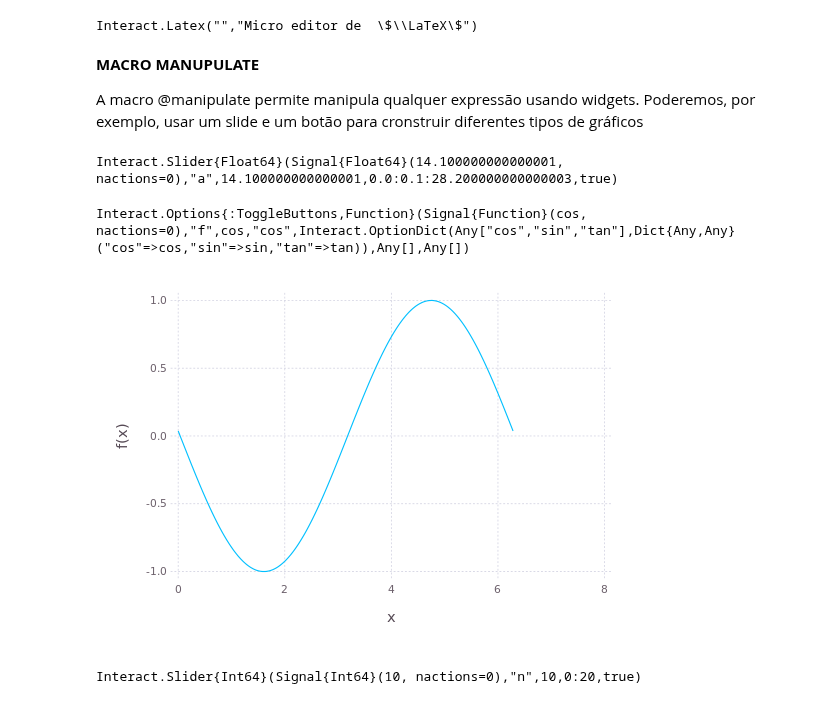
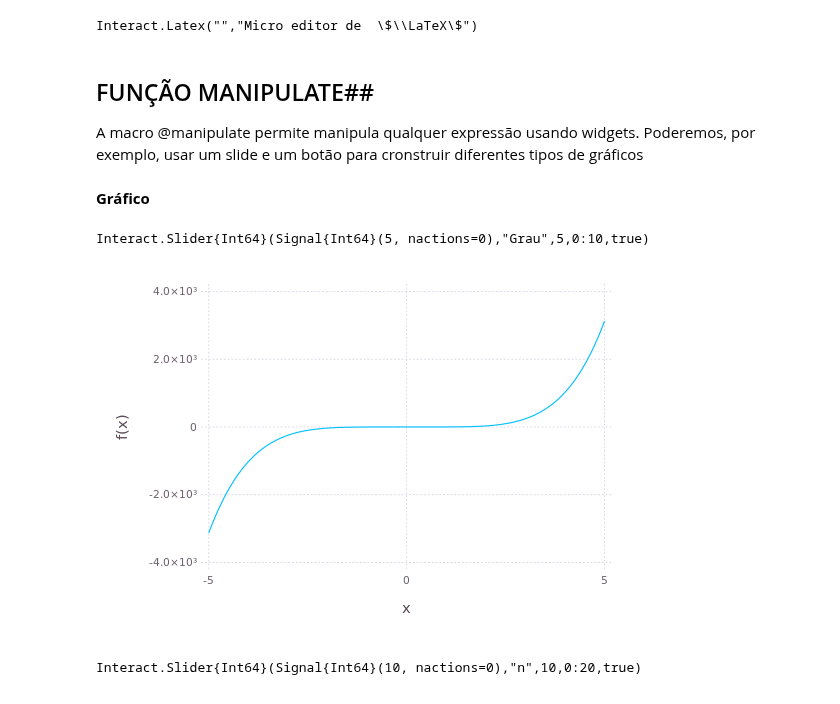
Before and after one commit to JuliaLangPt/tutorial_PT_BR, a Jupyter notebook: A-INTERATIVIDADE.ipynb, the cells around one changed output. Cells and saved outputs as stored; diff of their text form; code cells hidden in the pictures.

```diff
--- a/A-INTERATIVIDADE.ipynb
+++ b/A-INTERATIVIDADE.ipynb
@@ -120,19 +102,20 @@ map(latex, signal(texto))
 # %% [output]
 Interact.Latex("","Micro editor de  \$\\LaTeX\$")
 # %% [markdown]
-<strong>MACRO MANUPULATE</strong>
+## FUNÇÃO MANIPULATE##
 
 A macro @manipulate permite manipula qualquer expressão usando widgets. Poderemos, por exemplo, usar um slide e um botão para cronstruir diferentes tipos de gráficos
-# %%
-using Gadfly
-
-@manipulate for a=0:0.1:9*pi , f = Dict("sin"=>sin, "cos"=>cos, "tan"=>tan)
-    Gadfly.plot(b -> f(b+a),0,2*pi)
-end
-# %% [output]
-Interact.Slider{Float64}(Signal{Float64}(14.100000000000001, nactions=0),"a",14.100000000000001,0.0:0.1:28.200000000000003,true)
-Interact.Options{:ToggleButtons,Function}(Signal{Function}(cos, nactions=0),"f",cos,"cos",Interact.OptionDict(Any["cos","sin","tan"],Dict{Any,Any}("cos"=>cos,"sin"=>sin,"tan"=>tan)),Any[],Any[])
-[figure, removed]
+# %% [markdown]
+**Gráfico**
+# %%
+using Gadfly
+
+@manipulate for Grau=0:10
+    Gadfly.plot(x -> x^Grau,-5,5)
+end
+# %% [output]
+Interact.Slider{Int64}(Signal{Int64}(5, nactions=0),"Grau",5,0:10,true)
+[figure, added]
 # %%
 using SymPy
 x = Sym("x")
```
Also changed, not shown: parts of 33 cells of this notebook, 1 other file.
